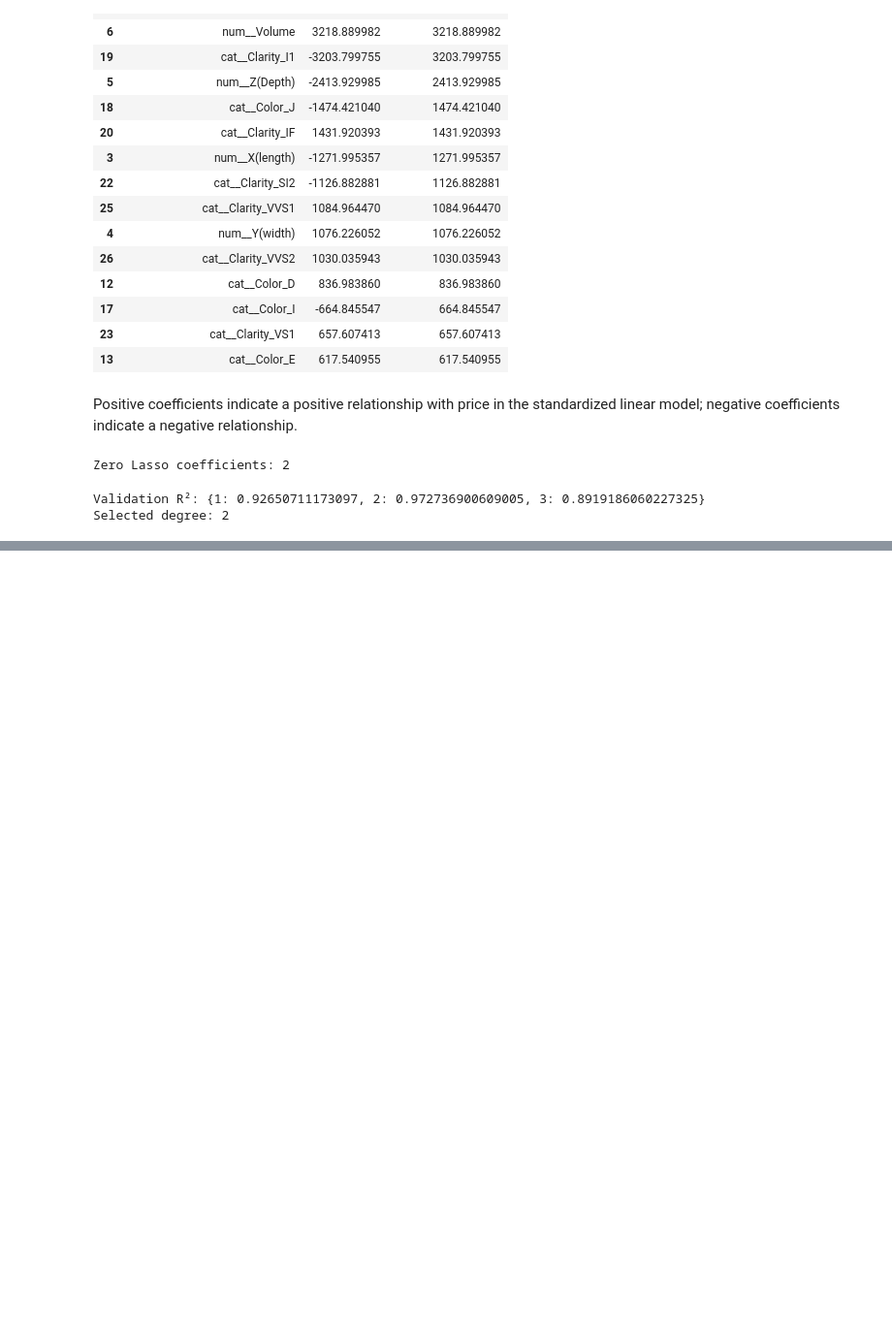
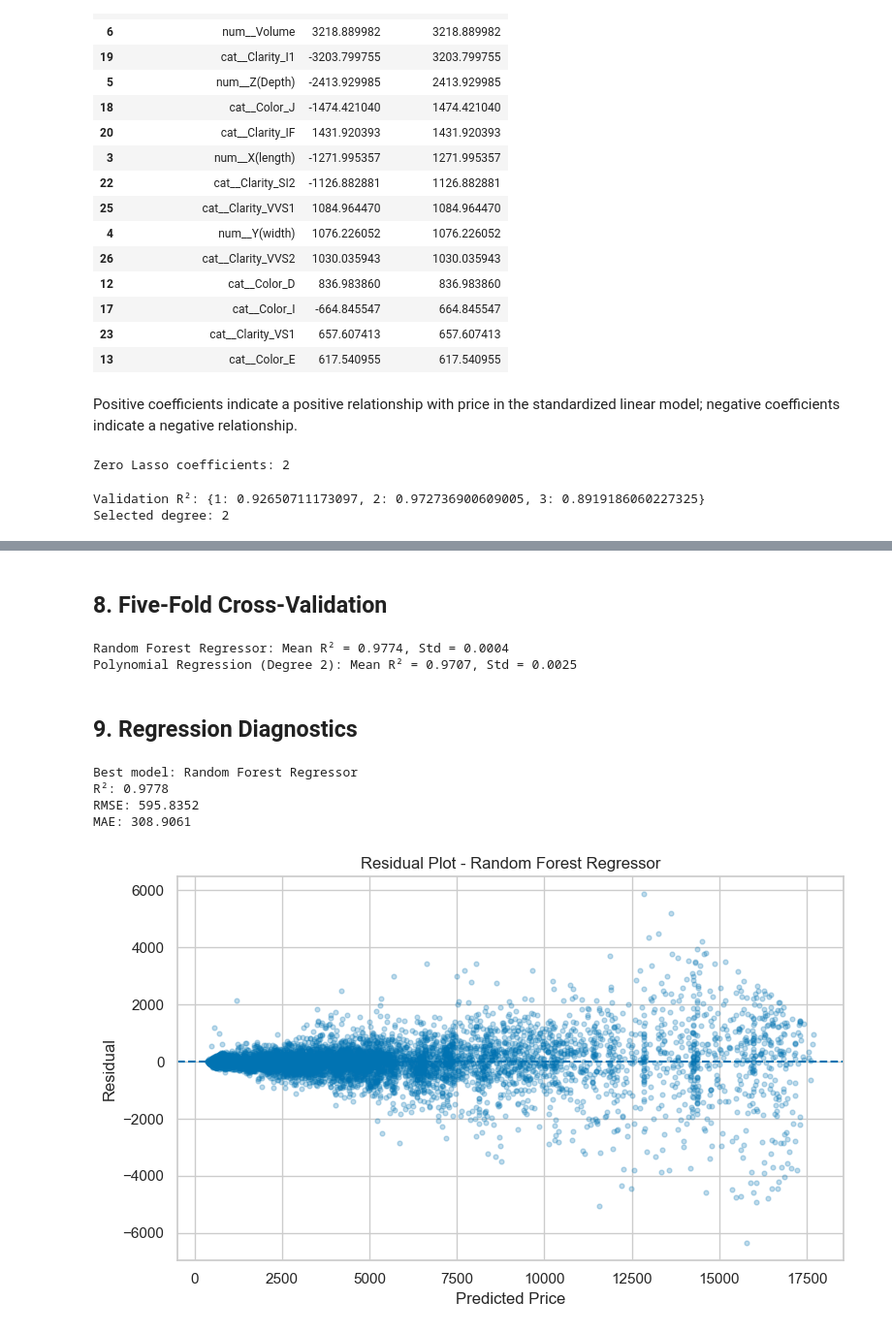
Before and after one commit to AdithyaPrasad-pro/Review1-PREDICTORS, a Jupyter notebook: Regression_diamond.ipynb, the cells around one changed output, grey strips where cells are left out. Shown at 97% size. Cells and saved outputs as stored; diff of their text form; code cells hidden in the pictures; blank space fills up the shorter version.

```diff
--- a/Regression_diamond.ipynb
+++ b/Regression_diamond.ipynb
@@ -537,0 +745,61 @@ evaluate_model(
+# %% [markdown]
+## 8. Five-Fold Cross-Validation
+# %%
+top2 = results_df.head(2)["Model"].tolist()
+
+for name in top2:
+    if name.startswith("Polynomial Regression"):
+        degree = int(re.search(r"Degree (\d+)", name).group(1))
+        cv_model = Pipeline([
+            ("poly", PolynomialFeatures(degree=degree, include_bias=False)),
+            ("linear", LinearRegression())
+        ])
+        scores = cross_val_score(
+            cv_model,
+            X_train_p,
+            y_train,
+            cv=5,
+            scoring="r2",
+            n_jobs=-1
+        )
+    else:
+        scores = cross_val_score(
+            fitted_models[name],
+            X_train_p,
+            y_train,
+            cv=5,
+            scoring="r2",
+            n_jobs=-1
+        )
+
+    print(f"{name}: Mean R² = {scores.mean():.4f}, Std = {scores.std():.4f}")
+# %% [output]
+Random Forest Regressor: Mean R² = 0.9774, Std = 0.0004
+Polynomial Regression (Degree 2): Mean R² = 0.9707, Std = 0.0025
+# %% [markdown]
+## 9. Regression Diagnostics
+# %%
+best_model_name = results_df.iloc[0]["Model"]
+best_pred = predictions[best_model_name]
+residuals = y_test - best_pred
+
+print("Best model:", best_model_name)
+print(f"R²: {r2_score(y_test, best_pred):.4f}")
+print(f"RMSE: {np.sqrt(mean_squared_error(y_test, best_pred)):.4f}")
+print(f"MAE: {mean_absolute_error(y_test, best_pred):.4f}")
+# %% [output]
+Best model: Random Forest Regressor
+R²: 0.9778
+RMSE: 595.8352
+MAE: 308.9061
+# %%
+plt.figure(figsize=(8, 5))
+plt.scatter(best_pred, residuals, alpha=0.25, s=12)
+plt.axhline(0, linestyle="--")
+plt.xlabel("Predicted Price")
+plt.ylabel("Residual")
+plt.title(f"Residual Plot - {best_model_name}")
+plt.tight_layout()
+plt.show()
+# %% [output]
+[figure, added]
```
Also changed, not shown: parts of 16 cells of this notebook.
